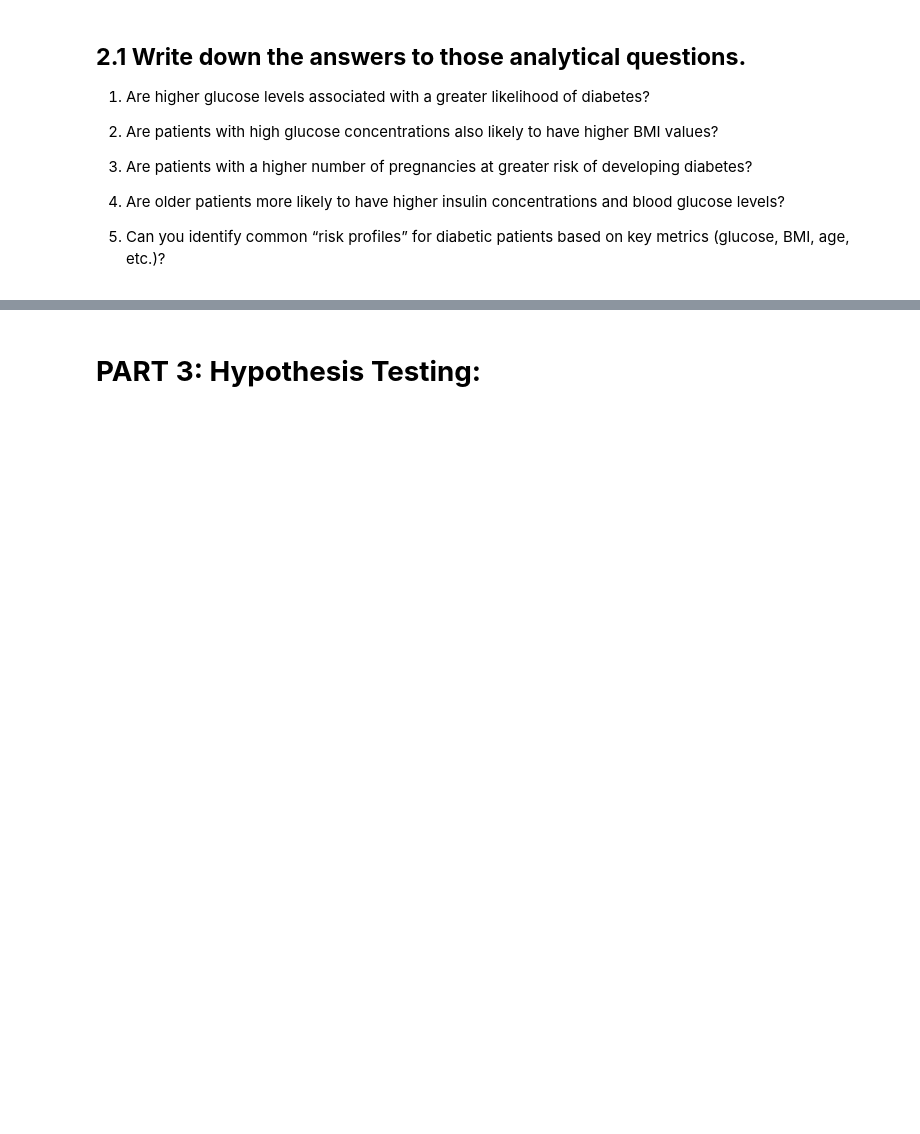
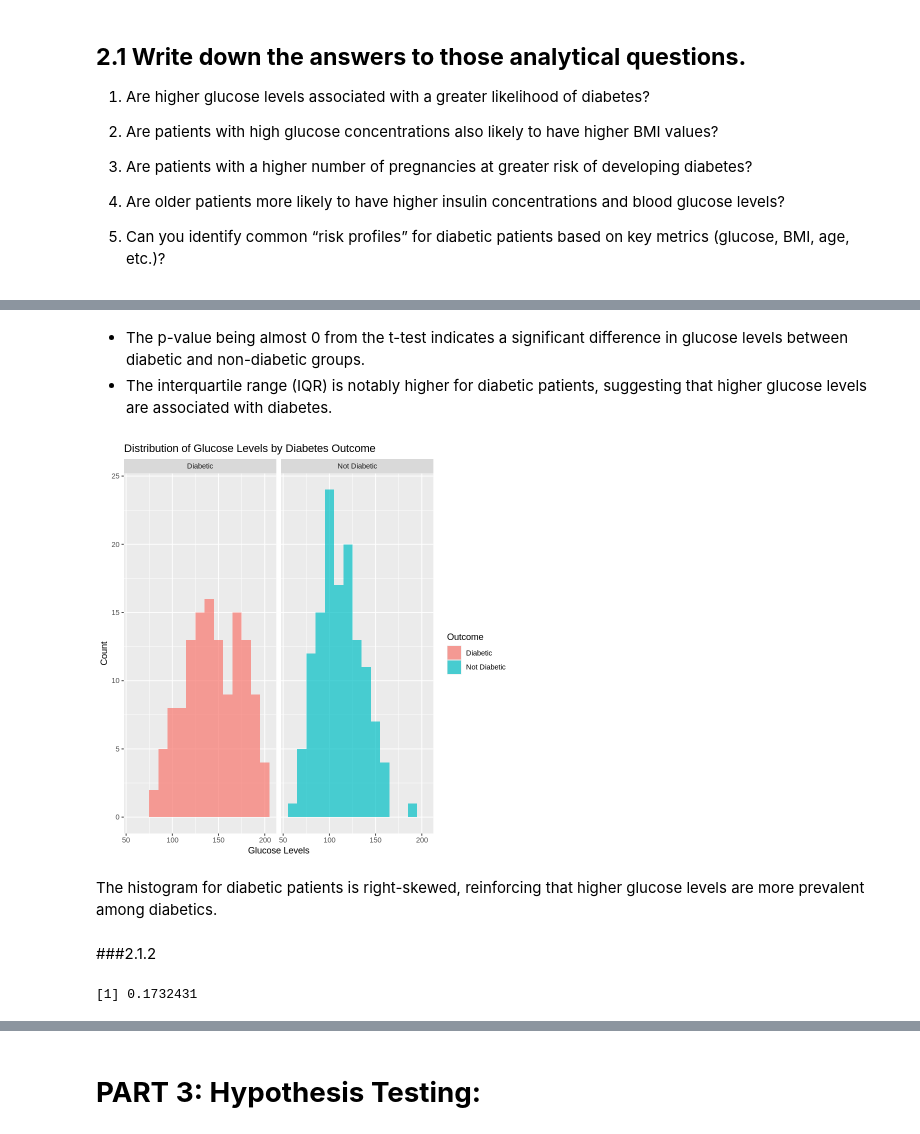
Before and after one commit to aadhamashraf/Analyzing-Diabetes-Dataset, a Jupyter notebook: DSAI-307-Final-Project.ipynb, the cells around one changed output, grey strips where cells are left out. Cells and saved outputs as stored; diff of their text form; code cells hidden in the pictures; blank space fills up the shorter version.

```diff
--- a/DSAI-307-Final-Project.ipynb
+++ b/DSAI-307-Final-Project.ipynb
@@ -270,0 +317,19 @@ ggplot(diabetes_data, aes(x = Age, y = Glucose, color = as.factor(Outcome))) +
+# %% [markdown]
+* The p-value being almost 0 from the t-test indicates a significant difference in glucose levels between diabetic and non-diabetic groups.
+* The interquartile range (IQR) is notably higher for diabetic patients, suggesting that higher glucose levels are associated with diabetes.
+# %%
+ggplot(diabetes_data, aes(x = Glucose, fill = Outcome)) +
+  geom_histogram(binwidth = 10, alpha = 0.7) +
+  labs(x = "Glucose Levels", y = "Count", title = "Distribution of Glucose Levels by Diabetes Outcome") +
+  facet_wrap(~Outcome)
+# %% [output]
+[figure, added]
+# %% [markdown]
+The histogram for diabetic patients is right-skewed, reinforcing that higher glucose levels are more prevalent among diabetics.
+# %% [markdown]
+###2.1.2
+# %%
+correlation_glucose_bmi <- cor(diabetes_data$Glucose, diabetes_data$BMI)
+print(correlation_glucose_bmi)
+# %% [output]
+[1] 0.1732431
```
Also changed, not shown: parts of 50 cells of this notebook.
